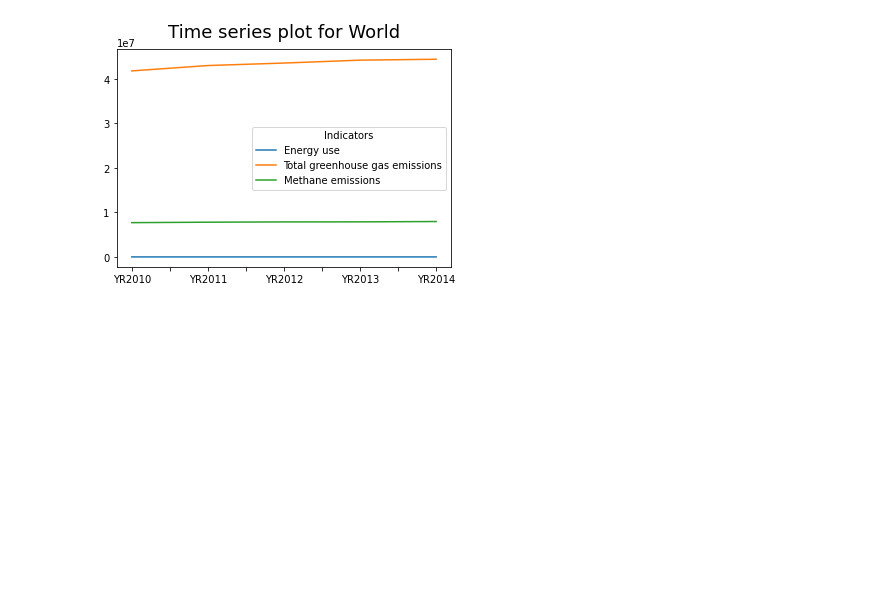
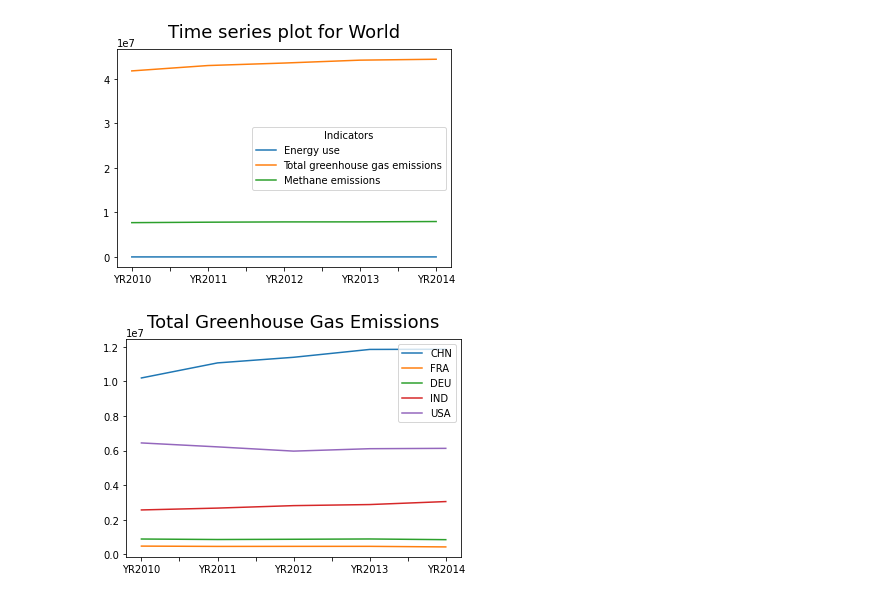
Before and after one commit to shabihulhaider/UH-ADS1, a Jupyter notebook: Assignment 2/Assignment_2_Haider_21027325.ipynb, the cells around one changed output. Drawn from its saved outputs; the diff is of its cells as text; code cells hidden in the pictures; blank space fills up the shorter version.

```diff
--- a/Assignment 2/Assignment_2_Haider_21027325.ipynb
+++ b/Assignment 2/Assignment_2_Haider_21027325.ipynb
@@ -134,3 +134,13 @@ for code in country_codes:
 [figure]
 <Figure size 576x432 with 0 Axes>
 [figure]
+# %%
+for code in country_codes:
+    if code != 'WLD':
+        df_2[code]['Total greenhouse gas emissions'].plot.line()
+        plt.legend(country_codes)
+
+plt.title(f'Total Greenhouse Gas Emissions', fontdict={'fontsize':18}, pad=12)
+plt.savefig(f'greenhouse_gas_emissions.jpg')
+# %% [output]
+[figure, added]
```
Also changed, not shown: 3 other files.
